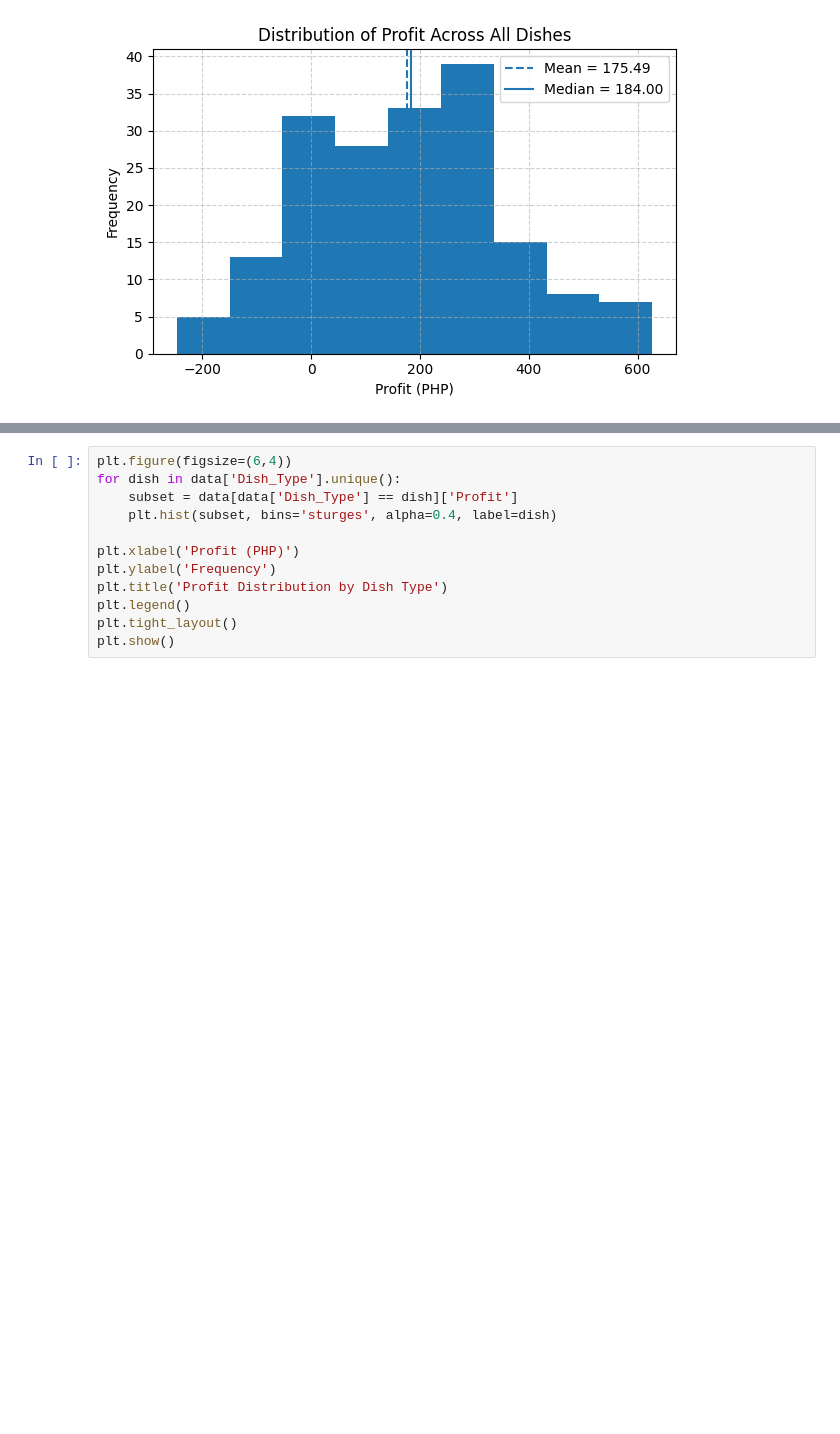
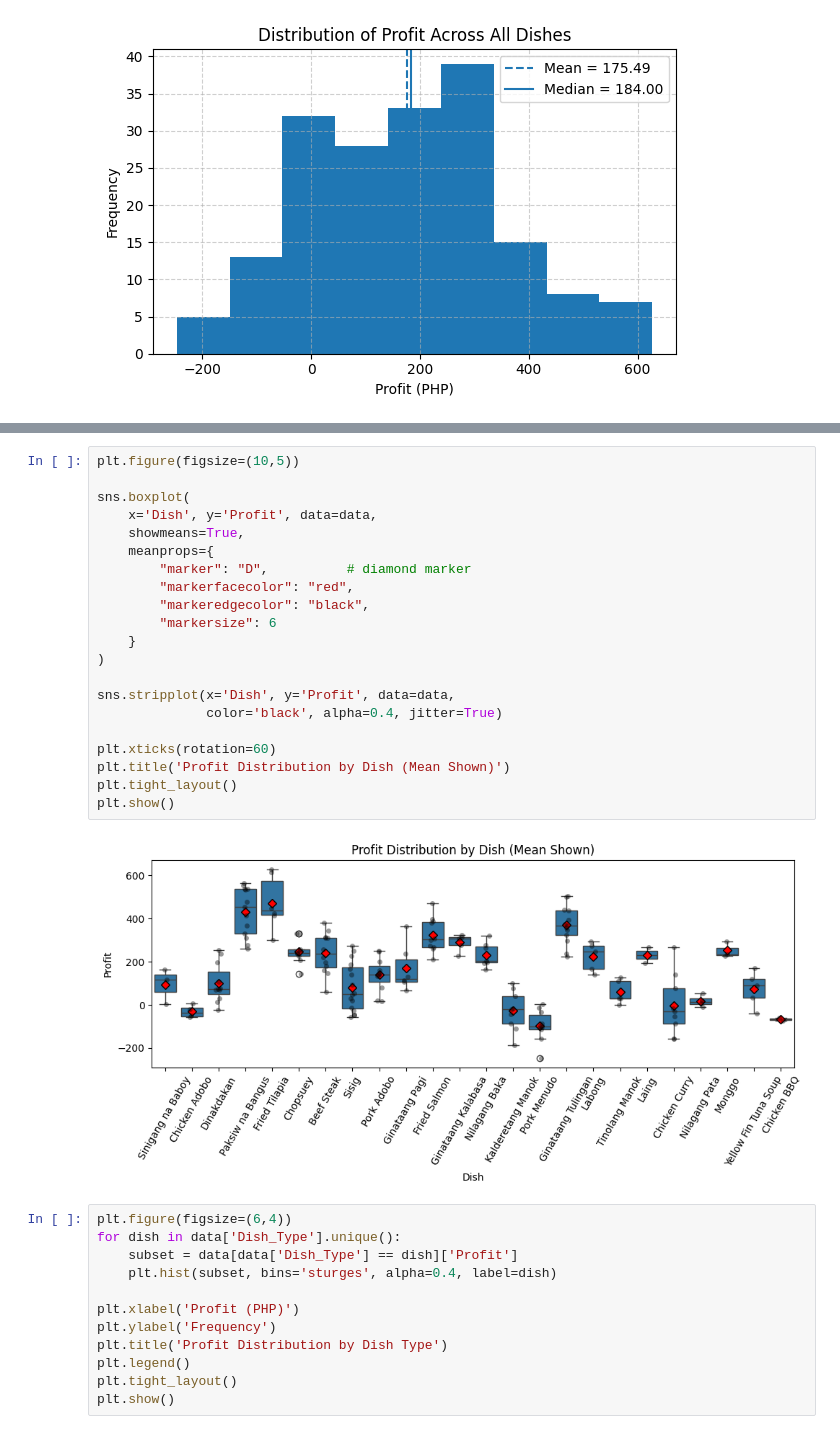
Before and after one commit to baldeoJV/CCDATS1L_PROJECT, a Jupyter notebook: main.ipynb, the cells around one changed output, grey strips where cells are left out. Cells and saved outputs as stored; diff of their text form; blank space fills up the shorter version.

```diff
--- a/main.ipynb
+++ b/main.ipynb
@@ -297,3 +299,26 @@ plt.show()
+# %%
+plt.figure(figsize=(10,5))
+
+sns.boxplot(
+    x='Dish', y='Profit', data=data,
+    showmeans=True,
+    meanprops={
+        "marker": "D",          # diamond marker
+        "markerfacecolor": "red",
+        "markeredgecolor": "black",
+        "markersize": 6
+    }
+)
+
+sns.stripplot(x='Dish', y='Profit', data=data,
+              color='black', alpha=0.4, jitter=True)
+
+plt.xticks(rotation=60)
+plt.title('Profit Distribution by Dish (Mean Shown)')
+plt.tight_layout()
+plt.show()
+# %% [output]
+[figure, added]
 # %%
 plt.figure(figsize=(6,4))
 for dish in data['Dish_Type'].unique():
```
Also changed, not shown: parts of 1 cell of this notebook.
